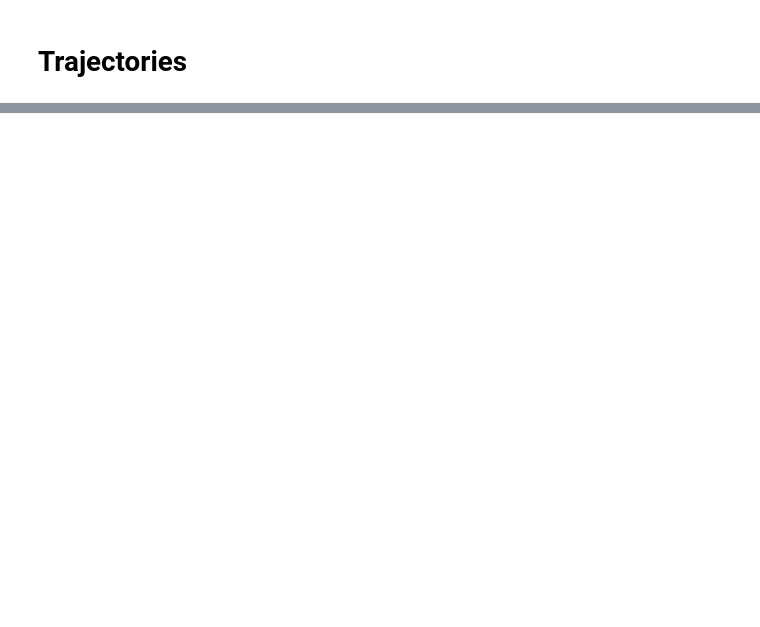
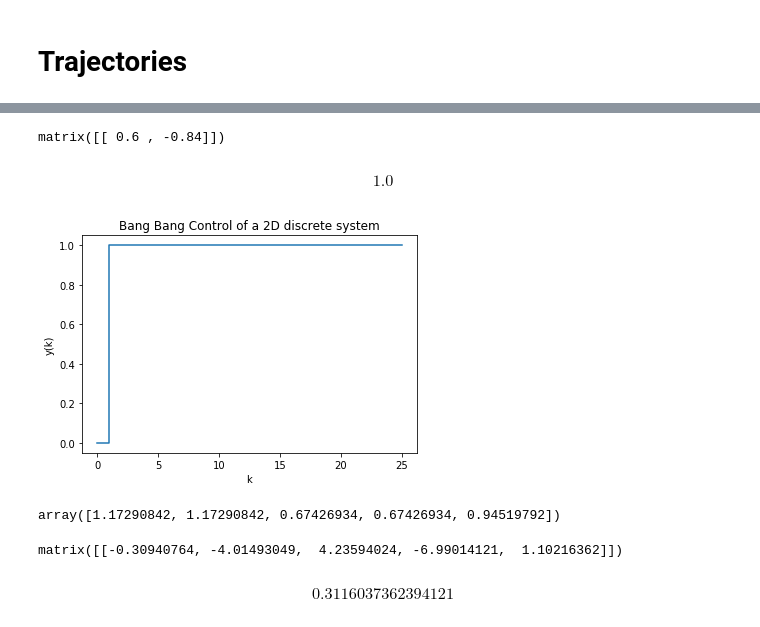
Before and after one commit to klavins/ECE447, a Jupyter notebook: lectures/discrete.ipynb, the cells around one changed output, grey strips where cells are left out. Cells and saved outputs as stored; diff of their text form; code cells hidden in the pictures; blank space fills up the shorter version.

```diff
--- a/lectures/discrete.ipynb
+++ b/lectures/discrete.ipynb
@@ -213,0 +492,37 @@ $$\left[\begin{matrix}s^{3} & 3 s^{2} & 3 s\\0 & s^{3} & 3 s^{2}\\0 & 0 & s^{3}\
+# %%
+Kbb = acker(A,B,[0,0])
+Kbb
+# %% [output]
+matrix([[ 0.6 , -0.84]])
+# %%
+sigma = np.matmul(np.matmul(C,np.linalg.inv(np.identity(2) - A+np.matmul(B,Kbb))),B)[0,0]
+sigma
+# %% [output]
+$$1.0$$
+# %%
+t,y = step_response(A-np.matmul(B,Kbb),B,C,25,1/sigma)
+plt.step(t,y)
+plt.xlabel("k")
+plt.ylabel("y(k)")
+plt.title("Bang Bang Control of a 2D discrete system");
+# %% [output]
+[figure, added]
+# %%
+# Bigger Example
+Abig = 2*np.random.rand(5,5) - np.ones((5,5))
+Bbig = np.random.rand(5,1) - 0.5*np.ones((5,1))
+Cbig = np.random.rand(1,5) - 0.5*np.ones((1,5))
+lam,v = np.linalg.eig(Abig)
+abs(lam)
+# %% [output]
+array([1.17290842, 1.17290842, 0.67426934, 0.67426934, 0.94519792])
+# %%
+Kbig = acker(Abig,Bbig,[0,0,0,0,0])
+Kbig
+# %% [output]
+matrix([[-0.30940764, -4.01493049,  4.23594024, -6.99014121,  1.10216362]])
+# %%
+sigma = np.matmul(np.matmul(Cbig,np.linalg.inv(np.identity(5) - Abig+np.matmul(Bbig,Kbig))),Bbig)[0,0]
+sigma
+# %% [output]
+$$0.3116037362394121$$
```
Also changed, not shown: parts of 37 cells of this notebook, 1 other file.
